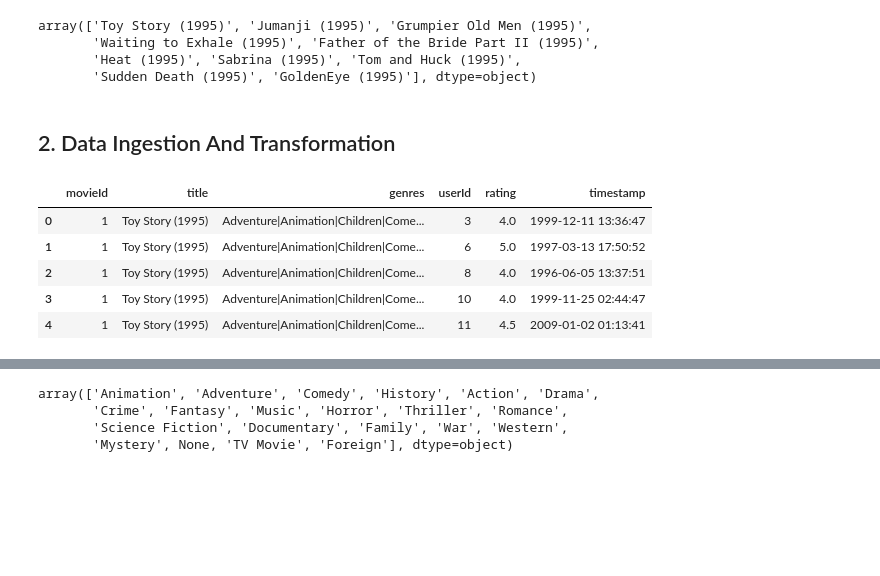
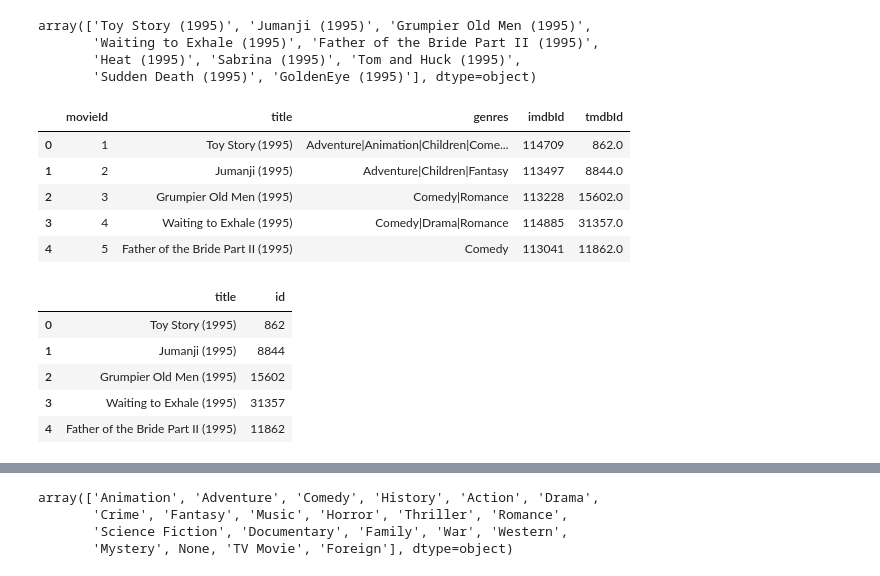
Before and after one commit to soo-hail/Content-Recommendation-Engine, a Jupyter notebook: src/components/data_ingestion_transformation.ipynb, the cells around one changed output, grey strips where cells are left out. Saved outputs shown, nothing was run; the diff lists cells and outputs as text; code cells hidden in the pictures; blank space fills up the shorter version.

```diff
--- a/src/components/data_ingestion_transformation.ipynb
+++ b/src/components/data_ingestion_transformation.ipynb
@@ -90,16 +47,15 @@ array(['Toy Story (1995)', 'Jumanji (1995)', 'Grumpier Old Men (1995)',
        'Waiting to Exhale (1995)', 'Father of the Bride Part II (1995)',
        'Heat (1995)', 'Sabrina (1995)', 'Tom and Huck (1995)',
        'Sudden Death (1995)', 'GoldenEye (1995)'], dtype=object)
-# %% [markdown]
-## 2. Data Ingestion And Transformation
 # %%
-df = pd.merge(movie_df, rating_df, on = 'movieId')
+# MODIFY MOVIE-DF
+movie_df = pd.merge(movie_df, link_df, on = 'movieId')
 # %%
-df.head()
+movie_df.head()
 # %% [output]
-|  | movieId | title | genres | userId | rating | timestamp |
-| 0 | 1 | Toy Story (1995) | Adventure|Animation|Children|Come... | 3 | 4.0 | 1999-12-11 13:36:47 |
-| 1 | 1 | Toy Story (1995) | Adventure|Animation|Children|Come... | 6 | 5.0 | 1997-03-13 17:50:52 |
-| 2 | 1 | Toy Story (1995) | Adventure|Animation|Children|Come... | 8 | 4.0 | 1996-06-05 13:37:51 |
-| 3 | 1 | Toy Story (1995) | Adventure|Animation|Children|Come... | 10 | 4.0 | 1999-11-25 02:44:47 |
-| 4 | 1 | Toy Story (1995) | Adventure|Animation|Children|Come... | 11 | 4.5 | 2009-01-02 01:13:41 |
+|  | movieId | title | genres | imdbId | tmdbId |
+| 0 | 1 | Toy Story (1995) | Adventure|Animation|Children|Come... | 114709 | 862.0 |
+| 1 | 2 | Jumanji (1995) | Adventure|Children|Fantasy | 113497 | 8844.0 |
+| 2 | 3 | Grumpier Old Men (1995) | Comedy|Romance | 113228 | 15602.0 |
+| 3 | 4 | Waiting to Exhale (1995) | Comedy|Drama|Romance | 114885 | 31357.0 |
+| 4 | 5 | Father of the Bride Part II (1995) | Comedy | 113041 | 11862.0 |
@@ -110,0 +64,13 @@ df['tmdbId'] = df['tmdbId'].astype(int)
+# %%
+movie_df = movie_df.dropna(subset=['tmdbId']) # DROP NaN
+movie_df['id'] = movie_df['tmdbId'].astype(int) # CONVERT FLOAT TO INT.
+movie_df = movie_df.drop('tmdbId', axis=1)
+
+movie_df.head()
+# %% [output]
+|  | title | id |
+| 0 | Toy Story (1995) | 862 |
+| 1 | Jumanji (1995) | 8844 |
+| 2 | Grumpier Old Men (1995) | 15602 |
+| 3 | Waiting to Exhale (1995) | 31357 |
+| 4 | Father of the Bride Part II (1995) | 11862 |
```
Also changed, not shown: parts of 65 cells of this notebook.
